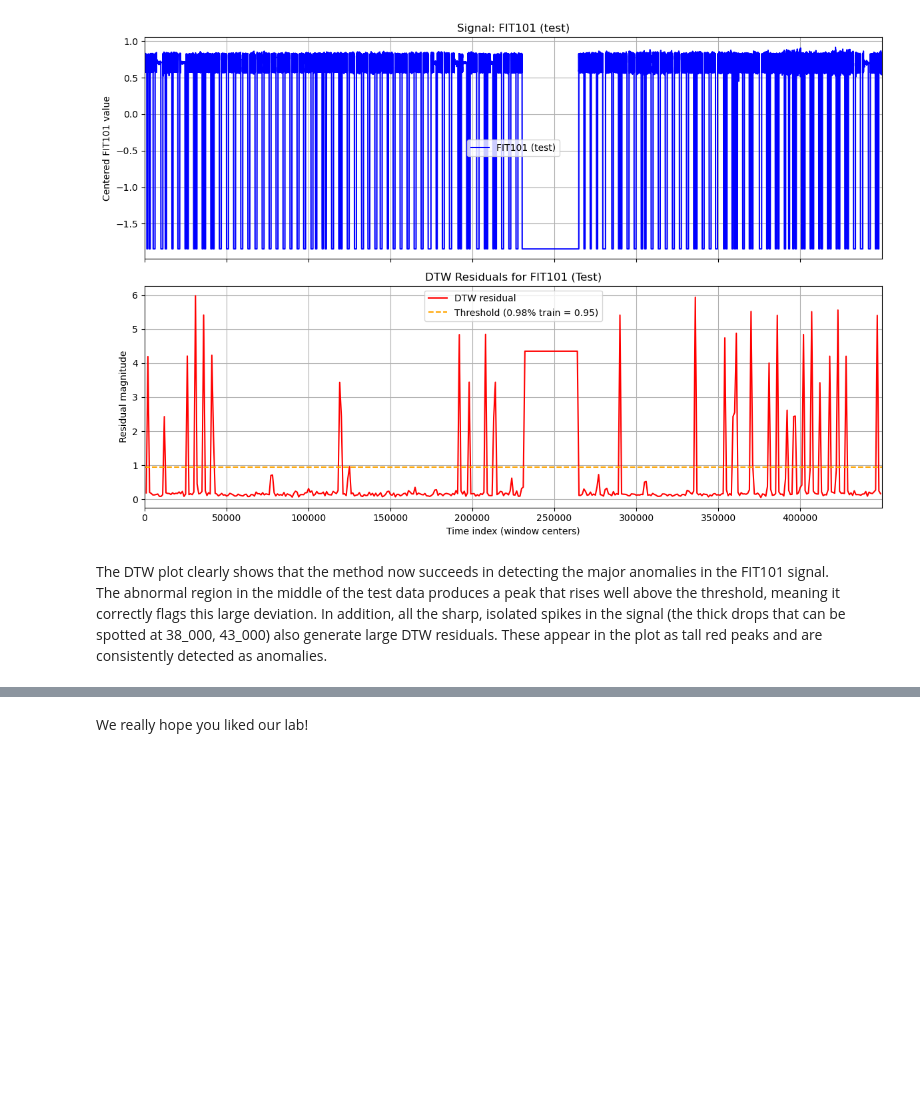
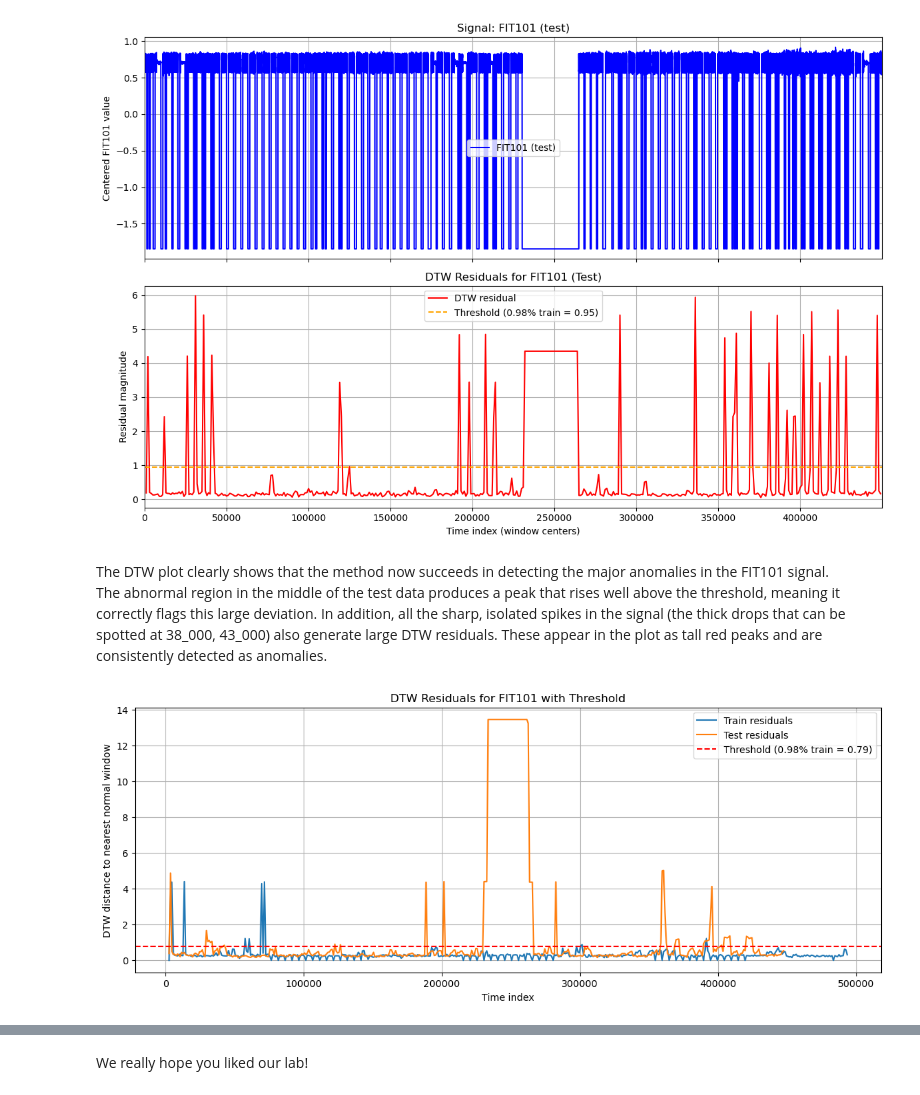
Before and after one commit to razvan4974/Data-Mining-Lab-1, a Jupyter notebook: Anomaly Detection.ipynb, the cells around one changed output, grey strips where cells are left out. Cells and saved outputs as stored; diff of their text form; code cells hidden in the pictures; blank space fills up the shorter version.

```diff
--- a/Anomaly Detection.ipynb
+++ b/Anomaly Detection.ipynb
@@ -901,3 +899,20 @@ dtw_signal_overview(
 The DTW plot clearly shows that the method now succeeds in detecting the major anomalies in the FIT101 signal.
 The abnormal region in the middle of the test data produces a peak that rises well above the threshold, meaning it correctly flags this large deviation.
 In addition, all the sharp, isolated spikes in the signal (the thick drops that can be spotted at 38_000, 43_000) also generate large DTW residuals. These appear in the plot as tall red peaks and are consistently detected as anomalies.
+# %%
+SUBSAMPLE_STEP = 100
+
+fit101_train_sub = fit101_train[::SUBSAMPLE_STEP]
+fit101_test_sub = fit101_test[::SUBSAMPLE_STEP]
+
+run_dtw_experiment(
+    fit101_train_sub, fit101_test_sub,
+    window_size=5000//SUBSAMPLE_STEP,
+    train_stride=500//SUBSAMPLE_STEP,
+    eval_stride=1000//SUBSAMPLE_STEP,
+    n_rep=100,
+    quantile=0.98,
+    subsample_step=SUBSAMPLE_STEP
+)
+# %% [output]
+[figure, added]
```
Also changed, not shown: parts of 3 cells of this notebook.
